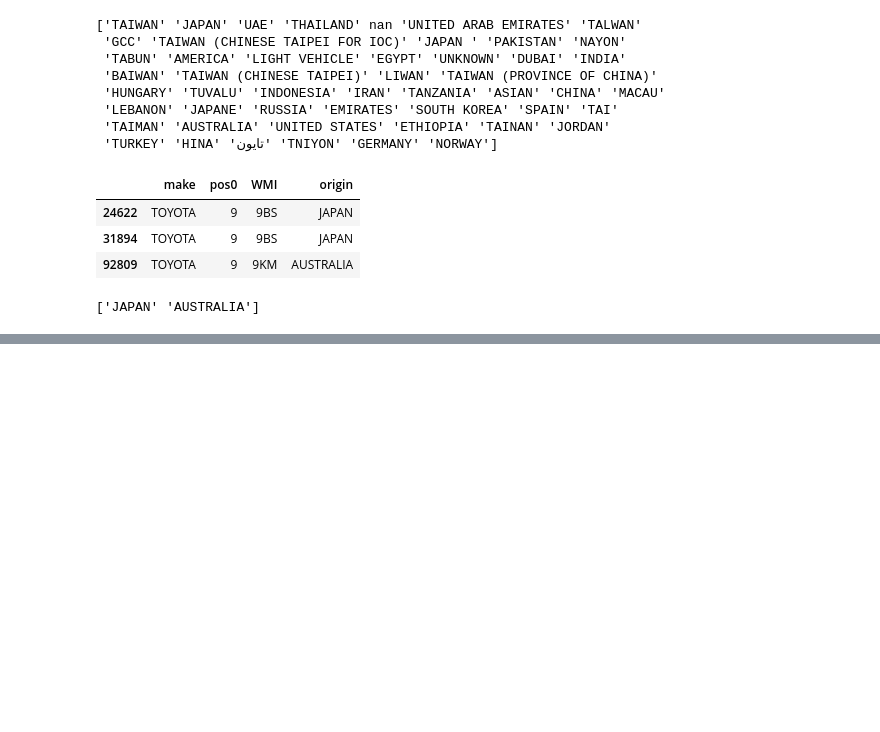
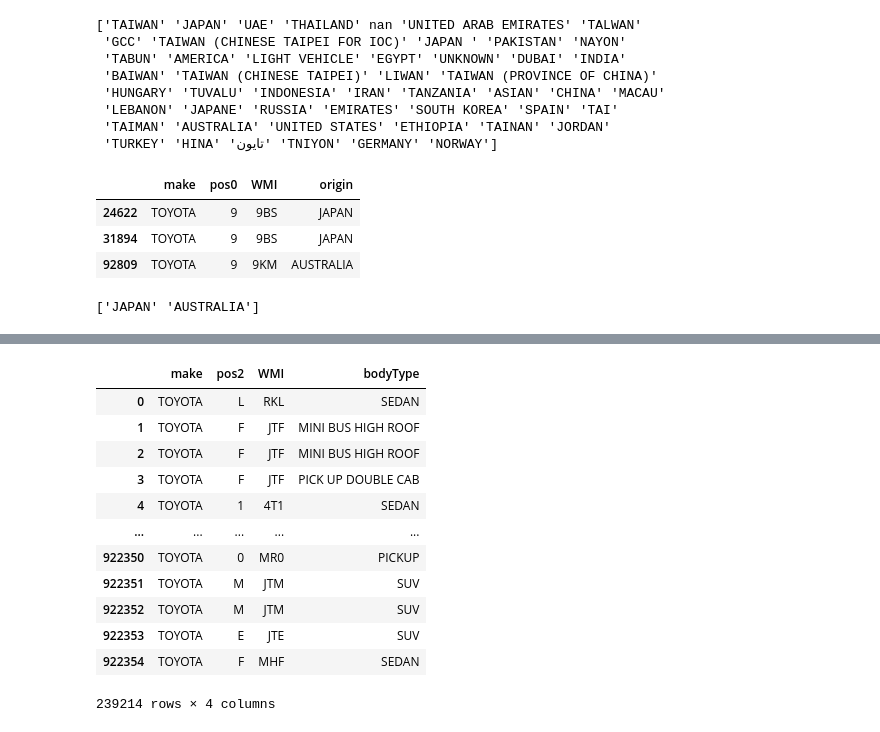
Before and after one commit to ManavKatrodiyaOpash/vin-sphere-python, a Jupyter notebook: Car_wise_analysis/toyota.ipynb, the cells around one changed output, grey strips where cells are left out. Drawn from its saved outputs; the diff is of its cells as text; code cells hidden in the pictures; blank space fills up the shorter version.

```diff
--- a/Car_wise_analysis/toyota.ipynb
+++ b/Car_wise_analysis/toyota.ipynb
@@ -723,0 +778,16 @@ data
+# %%
+data[['make','pos2', 'WMI','bodyType']]
+# %% [output]
+|  | make | pos2 | WMI | bodyType |
+| 0 | TOYOTA | L | RKL | SEDAN |
+| 1 | TOYOTA | F | JTF | MINI BUS HIGH ROOF |
+| 2 | TOYOTA | F | JTF | MINI BUS HIGH ROOF |
+| 3 | TOYOTA | F | JTF | PICK UP DOUBLE CAB |
+| 4 | TOYOTA | 1 | 4T1 | SEDAN |
+| ... | ... | ... | ... | ... |
+| 922350 | TOYOTA | 0 | MR0 | PICKUP |
+| 922351 | TOYOTA | M | JTM | SUV |
+| 922352 | TOYOTA | M | JTM | SUV |
+| 922353 | TOYOTA | E | JTE | SUV |
+| 922354 | TOYOTA | F | MHF | SEDAN |
+239214 rows × 4 columns
```
Also changed, not shown: parts of 8 cells of this notebook.
